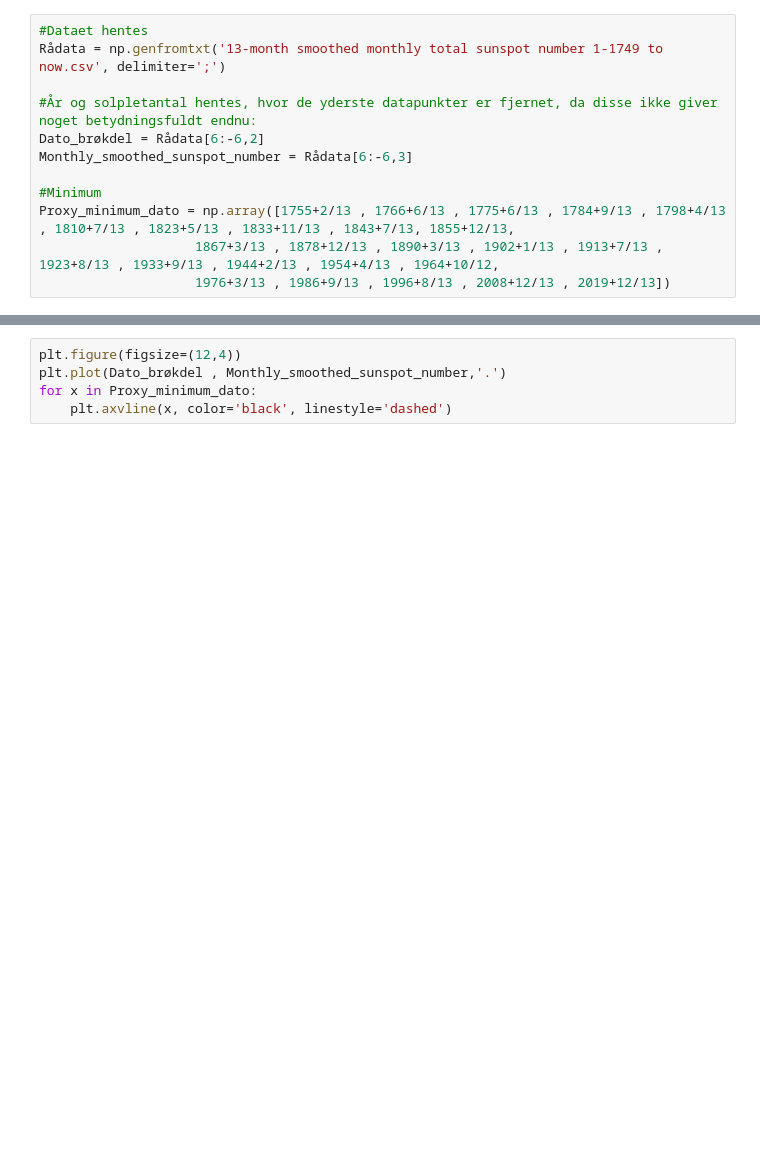
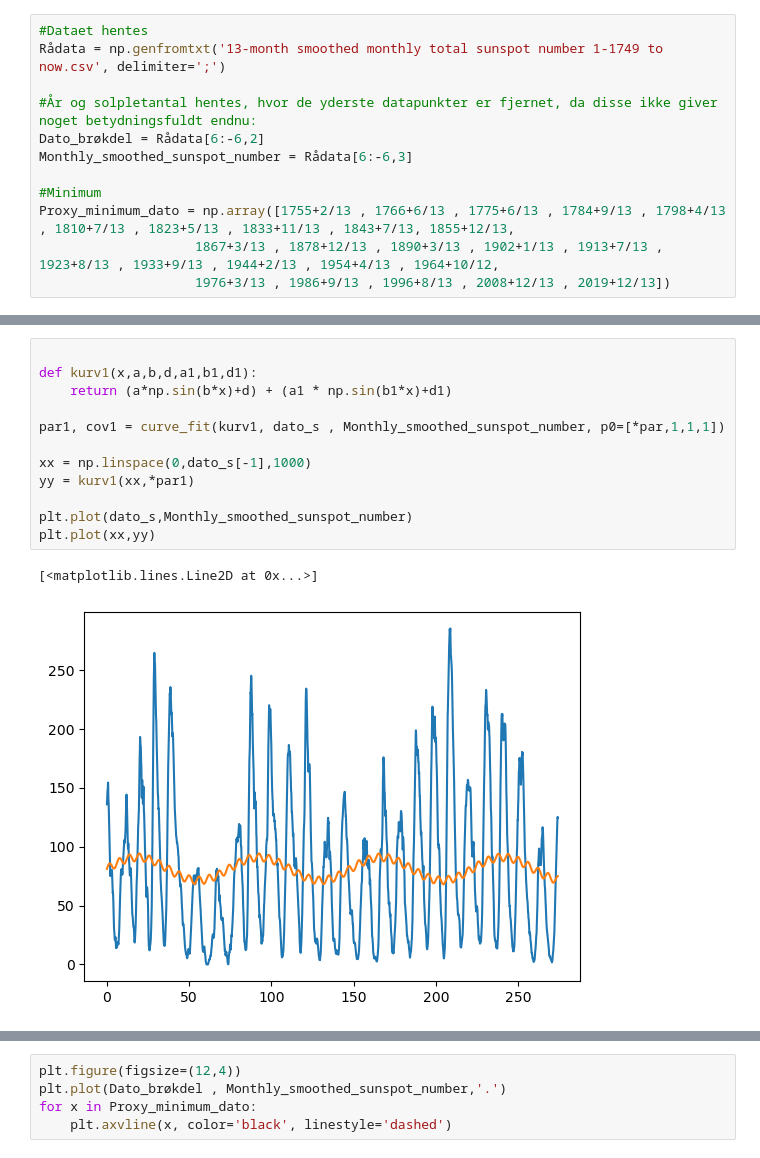
Before and after one commit to Focus9752/Solpletter_projekt, a Jupyter notebook: ok/Solpletanalyse.ipynb, the cells around one changed output, grey strips where cells are left out. Saved outputs shown, nothing was run; the diff lists cells and outputs as text; blank space fills up the shorter version.

```diff
--- a/ok/Solpletanalyse.ipynb
+++ b/ok/Solpletanalyse.ipynb
@@ -25,0 +93,15 @@ plt.plot(Dato_brøkdel , Monthly_smoothed_sunspot_number,'.')
+# %%
+
+def kurv1(x,a,b,d,a1,b1,d1):
+    return (a*np.sin(b*x)+d) + (a1 * np.sin(b1*x)+d1)
+
+par1, cov1 = curve_fit(kurv1, dato_s , Monthly_smoothed_sunspot_number, p0=[*par,1,1,1])
+
+xx = np.linspace(0,dato_s[-1],1000)
+yy = kurv1(xx,*par1)
+
+plt.plot(dato_s,Monthly_smoothed_sunspot_number)
+plt.plot(xx,yy)
+# %% [output]
+[<matplotlib.lines.Line2D at 0x...>]
+[figure, added]
```
Also changed, not shown: parts of 6 cells of this notebook.
